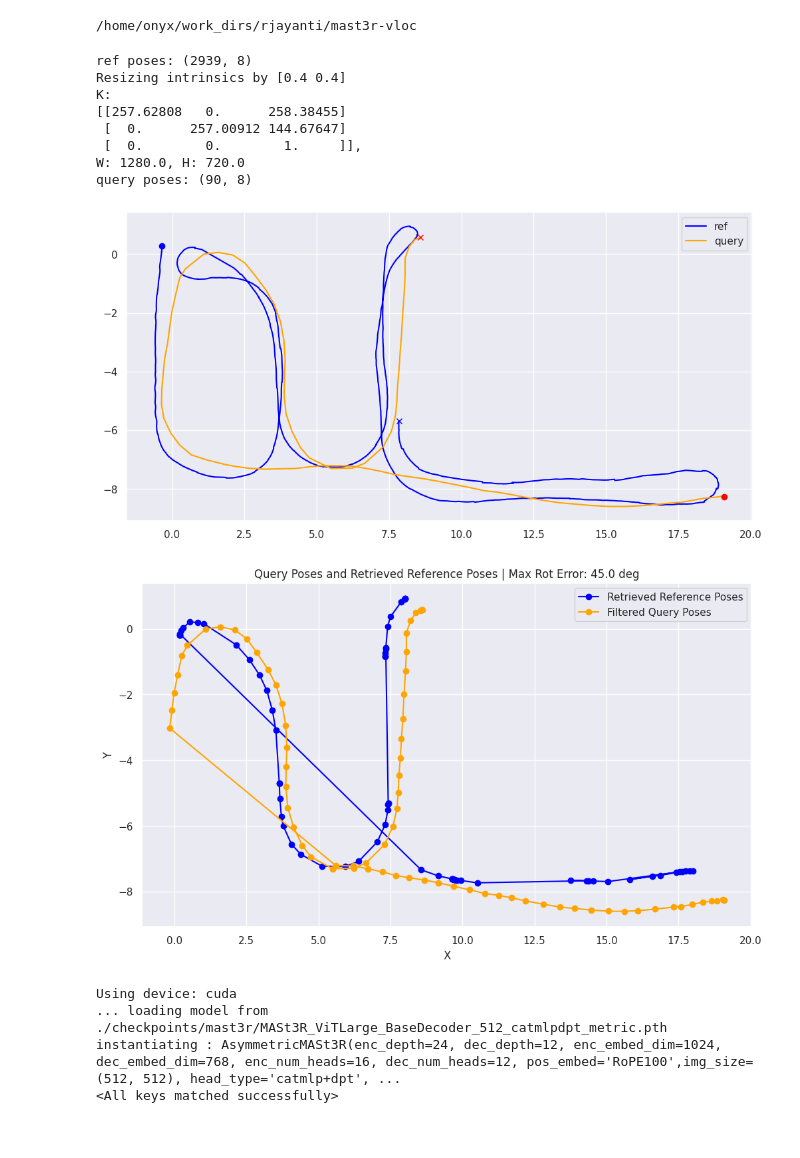
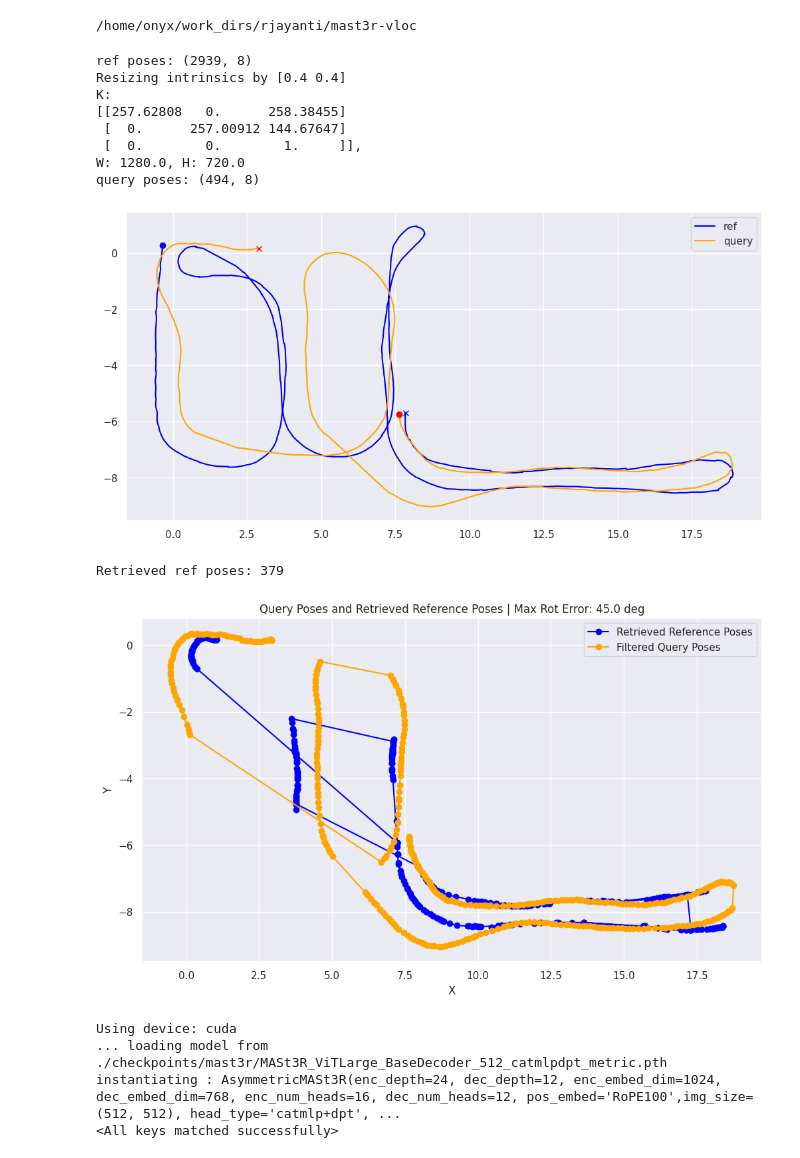
Before and after one commit to rjeye/mast3r-vloc, a Jupyter notebook: notebooks/exp-1-localize-rrclab.ipynb, the cells around one changed output. Saved outputs shown, nothing was run; the diff lists cells and outputs as text; code cells hidden in the pictures.

```diff
--- a/notebooks/exp-1-localize-rrclab.ipynb
+++ b/notebooks/exp-1-localize-rrclab.ipynb
@@ -50,12 +50,12 @@ from src.datasets.dataset_utils import read_intrinsics, load_tum_poses, PoseMode
 
 dataset_root = Path("data/rrc-lab-data/wheelchair-runs-20241220/")
 exps_root = Path("results/mast3rvloc-rrclab/")
-experiment_name = "run-3-query"
+experiment_name = "run-2-query-min-r-45-t-2"
 exp_folder = exps_root / experiment_name
 exp_folder.mkdir(parents=True, exist_ok=True)
 
 ref_scene_folder = dataset_root / "run-1-wheelchair-mapping"
-query_scene_folder = dataset_root / "run-3-wheelchair-query"
+query_scene_folder = dataset_root / "run-2-wheelchair-query"
 
 ref_poses_file = ref_scene_folder / "poses_camera_tum.txt"
 ref_poses = load_tum_poses(ref_poses_file, PoseMode.TUM)
@@ -75,7 +75,7 @@ K_common, W, H = read_intrinsics(ref_scene_folder / "intrinsics.txt", resize=[51
 print(f"K:\n{K_common},\nW: {W}, H: {H}")
 
 # subsample query poses
-SUBSAMPLE_FACTOR = 20
+SUBSAMPLE_FACTOR = 5
 query_poses = query_poses[::SUBSAMPLE_FACTOR]
 print(f"query poses: {query_poses.shape}")
 
@@ -98,15 +98,15 @@ K:
  [  0.      257.00912 144.67647]
  [  0.        0.        1.     ]],
 W: 1280.0, H: 720.0
-query poses: (90, 8)
+query poses: (494, 8)
-[figure, old version]
+[figure, new version]
 # %%
 from src.utils.tf_utils import calculate_tf_error, compose_qt_tf
 # Parameters
 # ROTATION_WEIGHT = 0.7  # Weight for rotation error
 # TRANSLATION_WEIGHT = 1 - ROTATION_WEIGHT  # Weight for translation error
 MAX_ROTATION_ERROR = 45.0  # Maximum allowable rotation error in degrees
-MAX_TRANSLATION_ERROR = 3.0  # Maximum allowable translation error in meters
+MAX_TRANSLATION_ERROR = 2.0  # Maximum allowable translation error in meters
 
 # Lists to store filtered poses
 retrieved_ref_poses = []
@@ -143,33 +143,36 @@ for query_pose in tqdm(query_poses):
         filtered_query_poses.append(query_pose)
 
 # Convert lists to numpy arrays for easier plotting
 retrieved_ref_positions = np.array(retrieved_ref_poses)[:, 1:3]  # Assuming the poses are in columns 1 to 3
 filtered_query_positions = np.array(filtered_query_poses)[:, 1:3]  # Assuming the poses are in columns 1 to 3
 
 # write poses to file in tum format with timestamps as index
 def write_tum_poses(file_path, poses):
     with open(file_path, 'w') as f:
         # simply write the poses as they are
         for pose in poses:
             f.write(" ".join(map(str, pose)) + "\n")
 
 retrieved_ref_poses_file = exp_folder / "retrieved_ref_poses_tum.txt"
-filtered_query_poses_file = exp_folder / "filtered_poses_tum.txt"
+filtered_query_poses_file = exp_folder / "filtered_query_poses_tum.txt"
 
 write_tum_poses(retrieved_ref_poses_file, retrieved_ref_poses)
 write_tum_poses(filtered_query_poses_file, filtered_query_poses)
+
+print(f"Retrieved ref poses: {len(retrieved_ref_poses)}")
 
 # Plot the query poses and retrieved reference poses
 plt.figure(figsize=(10, 6))
 
 plt.plot(retrieved_ref_positions[:, 0], retrieved_ref_positions[:, 1], 'bo-', label='Retrieved Reference Poses')
 plt.plot(filtered_query_positions[:, 0], filtered_query_positions[:, 1], 'o-', color='orange', label='Filtered Query Poses')
 plt.xlabel('X')
 plt.ylabel('Y')
 plt.title(f'Query Poses and Retrieved Reference Poses | Max Rot Error: {MAX_ROTATION_ERROR} deg')
 plt.legend()
 
 plt.show()
 # %% [output]
+Retrieved ref poses: 379
-[figure, old version]
+[figure, new version]
 # %%
```
Also changed, not shown: parts of 5 cells of this notebook, 5 other files.
